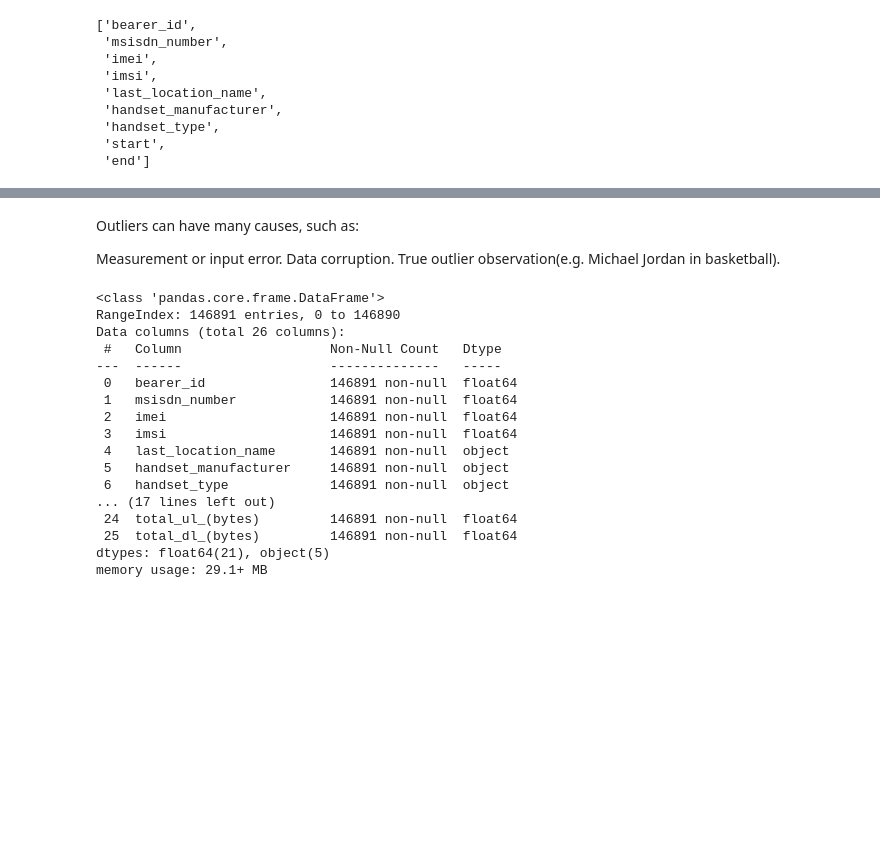
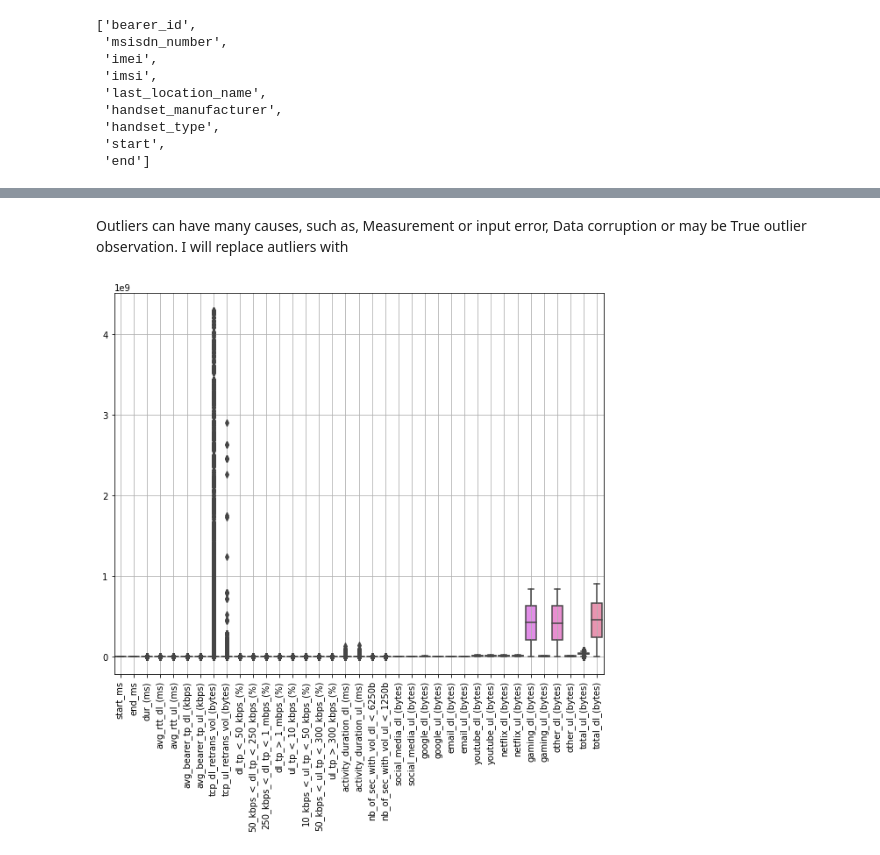
Before and after one commit to eandualem/telecom_analytics, a Jupyter notebook: notebooks/1.01_outliers.ipynb, the cells around one changed output, grey strips where cells are left out. Saved outputs shown, nothing was run; the diff lists cells and outputs as text; code cells hidden in the pictures; blank space fills up the shorter version.

```diff
--- a/notebooks/1.01_outliers.ipynb
+++ b/notebooks/1.01_outliers.ipynb
@@ -118,6 +120,2 @@ overview
 # %% [markdown]
-Outliers can have many causes, such as:
-
-Measurement or input error.
-Data corruption.
-True outlier observation(e.g. Michael Jordan in basketball).
+Outliers can have many causes, such as, Measurement or input error, Data corruption or may be True outlier observation. I will replace autliers with
@@ -144,23 +122,8 @@ seleced_numeric_columns = [
-# %%
-nun_numeric.extend(seleced_numeric_columns)
-clean_df = df[nun_numeric].copy()
-clean_df.info()
-# %% [output]
-<class 'pandas.core.frame.DataFrame'>
-RangeIndex: 146891 entries, 0 to 146890
-Data columns (total 26 columns):
- #   Column                   Non-Null Count   Dtype
----  ------                   --------------   -----
- 0   bearer_id                146891 non-null  float64
- 1   msisdn_number            146891 non-null  float64
- 2   imei                     146891 non-null  float64
- 3   imsi                     146891 non-null  float64
- 4   last_location_name       146891 non-null  object
- 5   handset_manufacturer     146891 non-null  object
- 6   handset_type             146891 non-null  object
-... (17 lines left out)
- 24  total_ul_(bytes)         146891 non-null  float64
- 25  total_dl_(bytes)         146891 non-null  float64
-dtypes: float64(21), object(5)
-memory usage: 29.1+ MB
+# %%
+fig, ax = plt.subplots(figsize=(10, 8))
+bp = sns.boxplot(data=df[numeric_columns])
+bp.set_xticklabels(bp.get_xticklabels(), rotation=90)
+plt.grid(True)
+# %% [output]
+[figure, added]
 # %%
```
Also changed, not shown: parts of 10 cells of this notebook, 2 other files.
